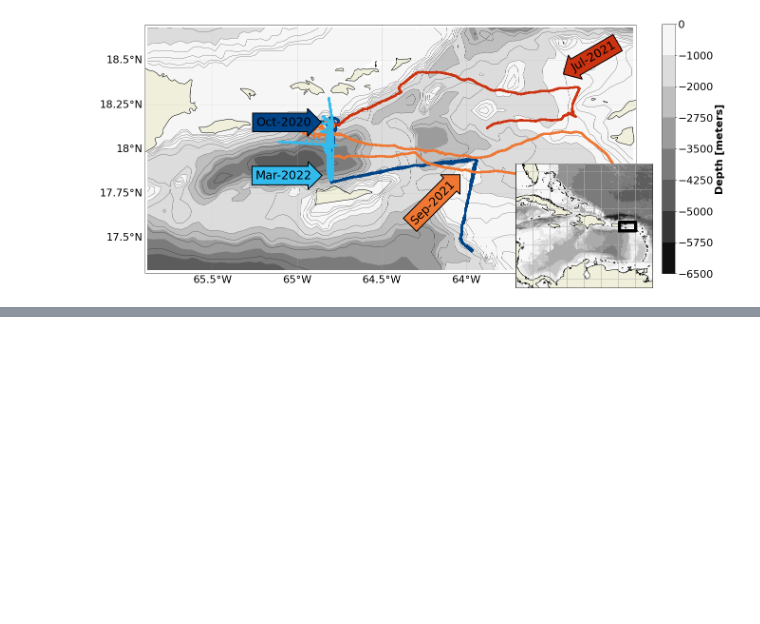
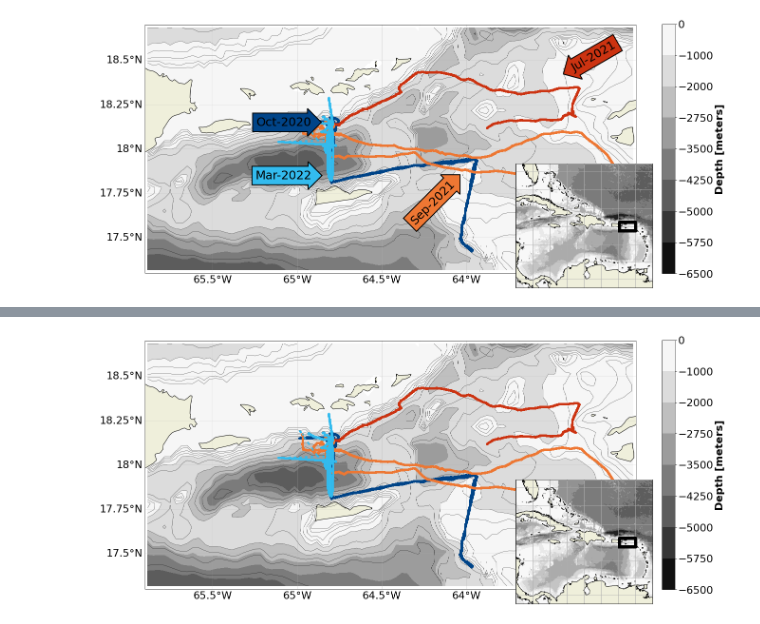
Before and after one commit to JGradone/Anegada-Glider-Transport, a Jupyter notebook: notebooks/Plotting/Plot_Anegada_Map_FULL.ipynb, the cells around one changed output, grey strips where cells are left out. Saved outputs shown, nothing was run; the diff lists cells and outputs as text; code cells hidden in the pictures; blank space fills up the shorter version.

```diff
--- a/notebooks/Plotting/Plot_Anegada_Map_FULL.ipynb
+++ b/notebooks/Plotting/Plot_Anegada_Map_FULL.ipynb
@@ -375,3 +373,100 @@ ax.text(
 plt.savefig('/home/jg1200/Figures/RU29_2020_2022_Anegada_Map_FULL_greys.png',dpi=300,facecolor='white',bbox_inches='tight')
 # %% [output]
 [figure]
+# %%
+fig, ax = plt.subplots(figsize=(20, 15), subplot_kw=dict(projection=ccrs.Mercator()))
+
+## Set lon and lat ranges
+lon1 = -65.9
+lon2 = -63
+lat1 = 17.3
+lat2 = 18.7
+
+ax.set_extent([lon1, lon2, lat1, lat2])
+## Isobars to plot
+#lvl = [-4000, -3000, -2500, -2000, -1500, -1000, -750, -500, -400, -300, -200, -100]
+lvl = [-4000, -3000, -2500, -2000, -1500, -1000, -750, -500, -250, -100]
+
+## Depth contours to plot
+#dpth_contours = np.array([-6500, -5000,-4000, -3000, -2000, -1000,0])
+dpth_contours = np.array([-6500, -5750,-5000,-4250,-3500,-2750,-2000, -1000,0])
+## Subset bathymetry
+region = ds_etpo.sel(x=slice(lon1, lon2), y=slice(lat1, lat2))
+
+# bathy = ax.contourf(region.x, region.y, region.z,levels=50,  cmap='Blues_r' ,  transform=ccrs.PlateCarree(), vmin=-3000, vmax=0, zorder=0)
+bathy = ax.contourf(region.x, region.y, region.z,  cmap='Greys_r' ,  transform=ccrs.PlateCarree(), levels=dpth_contours, zorder=0)
+ax.contour(region.x, region.y, region.z, levels= lvl, colors='k', linestyles='solid', linewidths=.4,  transform=ccrs.PlateCarree())
+
+
+LAND = cfeature.NaturalEarthFeature(
+    'physical', 'land', '10m',
+    edgecolor='black',
+    facecolor=cfeature.COLORS['land']
+)
+
+ax.add_feature(LAND, zorder=0)
+
+glb = ax.gridlines(draw_labels=True, alpha=0.5, linewidth=.5 )
+glb.xlabels_top = glb.ylabels_right = False
+glb.xlabel_style = {'size': 22}
+glb.ylabel_style = {'size': 22}
+glb.ylocator = mticker.FixedLocator([17, 17.25, 17.5, 17.75, 18, 18.25, 18.5, 18.75])
+glb.xlocator = mticker.FixedLocator([-65.5,-65,-64.5,-64])
+
+oct_2020_color = '#004488'
+jul_2021_color = '#CC3311'
+sep_2021_color = '#EE7733'
+mar_2022_color = '#33BBEE'
+
+ax.plot(gdf_2020.longitude[0::10], gdf_2020.latitude[0::10],'.',transform=ccrs.PlateCarree(),color=oct_2020_color)
+ax.plot(gdf_2021_a.longitude[0::10], gdf_2021_a.latitude[0::10],'.',transform=ccrs.PlateCarree(),color=jul_2021_color)
+ax.plot(gdf_2021_b.longitude[0::10], gdf_2021_b.latitude[0::10],'.',transform=ccrs.PlateCarree(),color=sep_2021_color)
+ax.plot(gdf_2022_a.longitude[0::10], gdf_2022_a.latitude[0::10],'.',transform=ccrs.PlateCarree(),color=mar_2022_color)
+
+# ax.plot(subset_ds_2020.longitude, subset_ds_2020.latitude,linewidth=8, linestyle='-',transform=ccrs.PlateCarree(),color=oct_2020_color,label='Oct-2020')
+# ax.plot(subset_ds_2021_b.longitude, subset_ds_2021_b.latitude,linewidth=8, linestyle='-',transform=ccrs.PlateCarree(),color=jul_2021_color,label='Jul-2021')
+# ax.plot(subset_ds_2021_a.longitude, subset_ds_2021_a.latitude,linewidth=8,linestyle= '-',transform=ccrs.PlateCarree(),color=sep_2021_color,label='Sep-2021')
+# ax.plot(subset_ds_2022.longitude, subset_ds_2022.latitude,linewidth=4, linestyle='-',transform=ccrs.PlateCarree(),color=mar_2022_color,label='Mar-2022')
+
+cbar = plt.colorbar(bathy,pad=0.05, fraction=0.0235)
+cbar.set_label(label='Depth [meters]', size=22, weight='bold')
+cbar.ax.tick_params(labelsize=22)
+
+## Trying another projection
+## Add a small, zoomed out map for context
+## bbox_to_anchor(left, bottom, width, height)
+axins = inset_axes(ax, width="28%", height="50%",
+                   bbox_to_anchor=(0.04, -0.55, 1, 1),
+                   bbox_transform=ax.transAxes,
+                   axes_class=cartopy.mpl.geoaxes.GeoAxes,
+                   axes_kwargs=dict(map_projection=ccrs.Mercator(central_longitude=-65.5)))
+
+## Extent of inset map
+lon1_big = -84
+lon2_big = -60
+lat1_big = 7.5
+lat2_big = 28
+axins.set_extent([lon1_big, lon2_big, lat1_big, lat2_big])
+
+## Box around actual figure region
+axins.plot([lon1, lon1,  lon2, lon2, lon1] ,
+                        [lat1, lat2, lat2, lat1, lat1 ], color='black',linewidth=7,  transform=ccrs.PlateCarree(), zorder=100 )
+axins.add_feature(LAND, zorder=0)
+axins.gridlines(linewidths=.5)
+
+region = ds_etpo.sel(x=slice(lon1_big, lon2_big), y=slice(lat1_big, lat2_big))
+## Similar to the main plot but just a tad deeper
+dpth_contours = np.array([-9000,-7000,-5750,-5000,-4250,-3500,-2750,-2000, -1000,0])
+
+## inset bathy
+axins.contourf(region.x, region.y, region.z,levels=dpth_contours,  cmap='Greys_r' ,  transform=ccrs.PlateCarree(), zorder=0)
+
+leg = ax.legend(loc='lower left', frameon= False,
+                labelcolor=[oct_2020_color, jul_2021_color, sep_2021_color, mar_2022_color],
+                prop={'size': 22, 'weight':'bold'})
+# set the linewidth of each legend object
+for legobj in leg.legendHandles:
+    legobj.set_linewidth(8)
+
+#plt.savefig('/home/jg1200/Figures/RU29_2020_2022_Anegada_Map_FULL_greys.png',dpi=300,facecolor='white',bbox_inches='tight')
+# %% [output]
@@ -377,0 +474 @@ plt.savefig('/home/jg1200/Figures/RU29_2020_2022_Anegada_Map_FULL_greys.png',dpi
+[figure, added]
```
Also changed, not shown: parts of 2 cells of this notebook, 25 other files.
